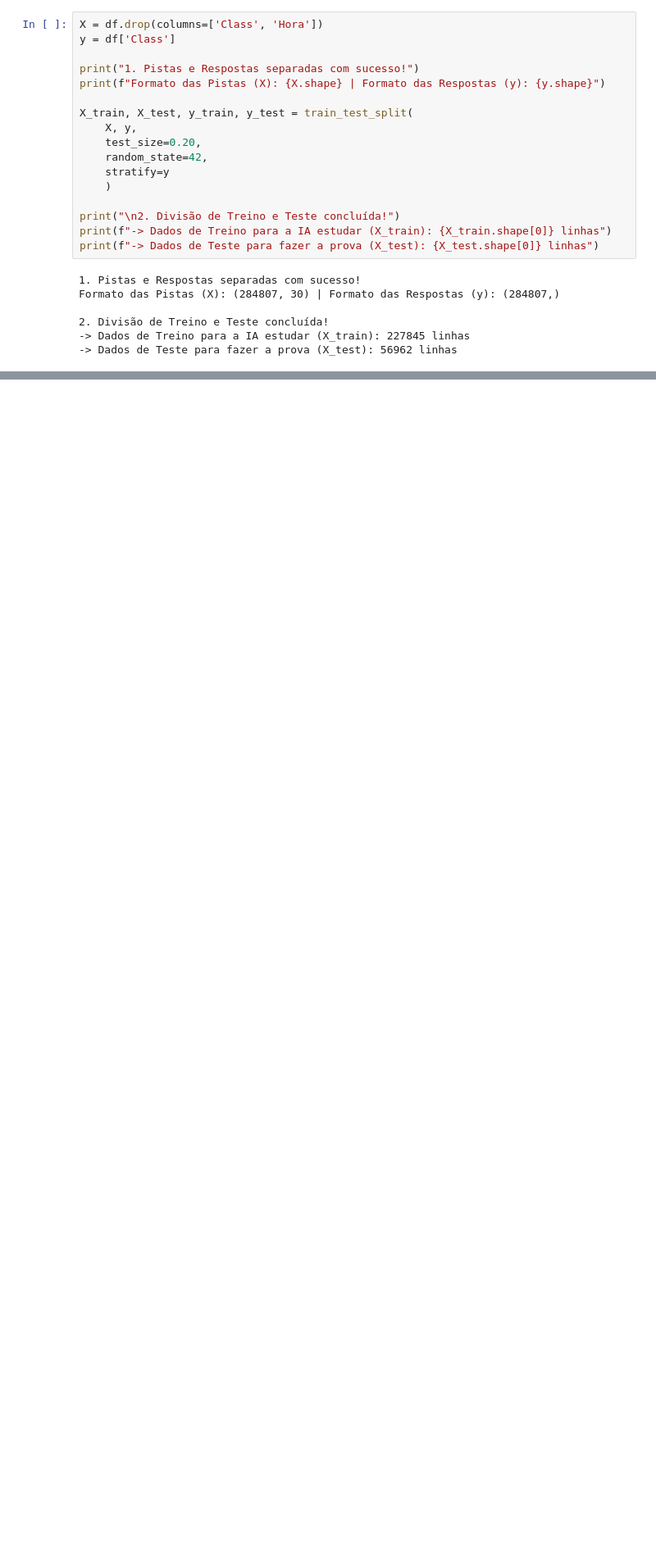
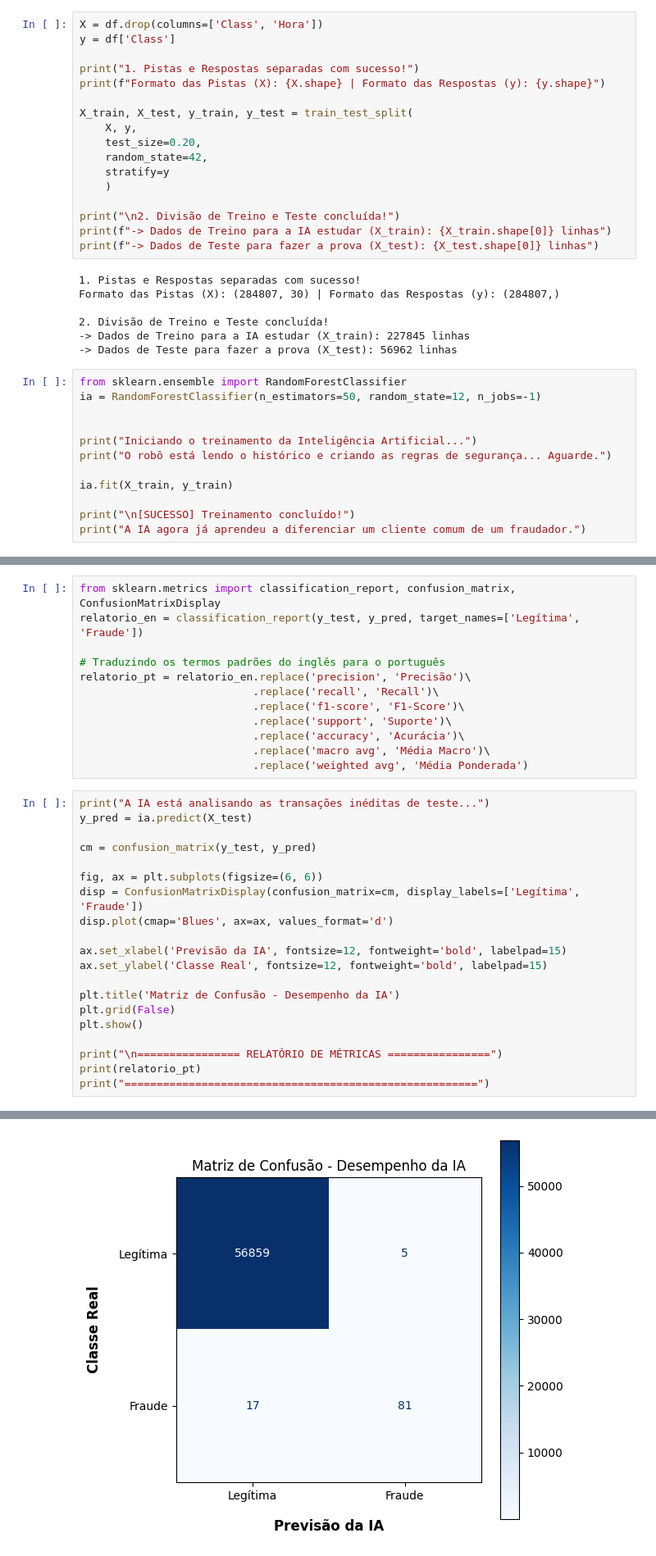
Before and after one commit to mmello7/machine_learning, a Jupyter notebook: notebook/deteccao.ipynb, the cells around one changed output, grey strips where cells are left out. Shown at 82% size. Saved outputs shown, nothing was run; the diff lists cells and outputs as text; blank space fills up the shorter version.

```diff
--- a/notebook/deteccao.ipynb
+++ b/notebook/deteccao.ipynb
@@ -112,3 +112,15 @@ Formato das Pistas (X): (284807, 30) | Formato das Respostas (y): (284807,)
 2. Divisão de Treino e Teste concluída!
 -> Dados de Treino para a IA estudar (X_train): 227845 linhas
 -> Dados de Teste para fazer a prova (X_test): 56962 linhas
+# %%
+from sklearn.ensemble import RandomForestClassifier
+ia = RandomForestClassifier(n_estimators=50, random_state=12, n_jobs=-1)
+
+
+print("Iniciando o treinamento da Inteligência Artificial...")
+print("O robô está lendo o histórico e criando as regras de segurança... Aguarde.")
+
+ia.fit(X_train, y_train)
+
+print("\n[SUCESSO] Treinamento concluído!")
+print("A IA agora já aprendeu a diferenciar um cliente comum de um fraudador.")
@@ -114,0 +133,33 @@ Formato das Pistas (X): (284807, 30) | Formato das Respostas (y): (284807,)
+# %%
+from sklearn.metrics import classification_report, confusion_matrix, ConfusionMatrixDisplay
+relatorio_en = classification_report(y_test, y_pred, target_names=['Legítima', 'Fraude'])
+
+# Traduzindo os termos padrões do inglês para o português
+relatorio_pt = relatorio_en.replace('precision', 'Precisão')\
+                           .replace('recall', 'Recall')\
+                           .replace('f1-score', 'F1-Score')\
+                           .replace('support', 'Suporte')\
+                           .replace('accuracy', 'Acurácia')\
+                           .replace('macro avg', 'Média Macro')\
+                           .replace('weighted avg', 'Média Ponderada')
+# %%
+print("A IA está analisando as transações inéditas de teste...")
+y_pred = ia.predict(X_test)
+
+cm = confusion_matrix(y_test, y_pred)
+
+fig, ax = plt.subplots(figsize=(6, 6))
+disp = ConfusionMatrixDisplay(confusion_matrix=cm, display_labels=['Legítima', 'Fraude'])
+disp.plot(cmap='Blues', ax=ax, values_format='d')
+
+ax.set_xlabel('Previsão da IA', fontsize=12, fontweight='bold', labelpad=15)
+ax.set_ylabel('Classe Real', fontsize=12, fontweight='bold', labelpad=15)
+
+plt.title('Matriz de Confusão - Desempenho da IA')
+plt.grid(False)
+plt.show()
+
+print("\n================ RELATÓRIO DE MÉTRICAS ================")
+print(relatorio_pt)
+print("=======================================================")
+# %% [output]
@@ -114,0 +167 @@ Formato das Pistas (X): (284807, 30) | Formato das Respostas (y): (284807,)
+[figure, added]
```
Also changed, not shown: parts of 2 cells of this notebook.
